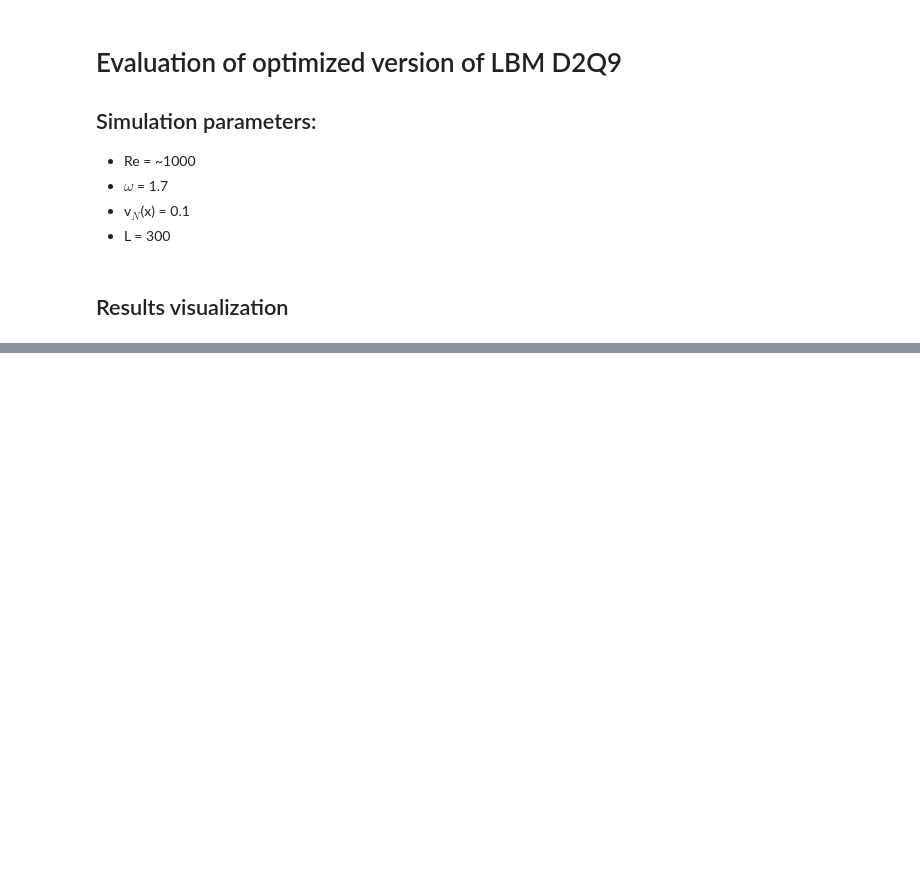
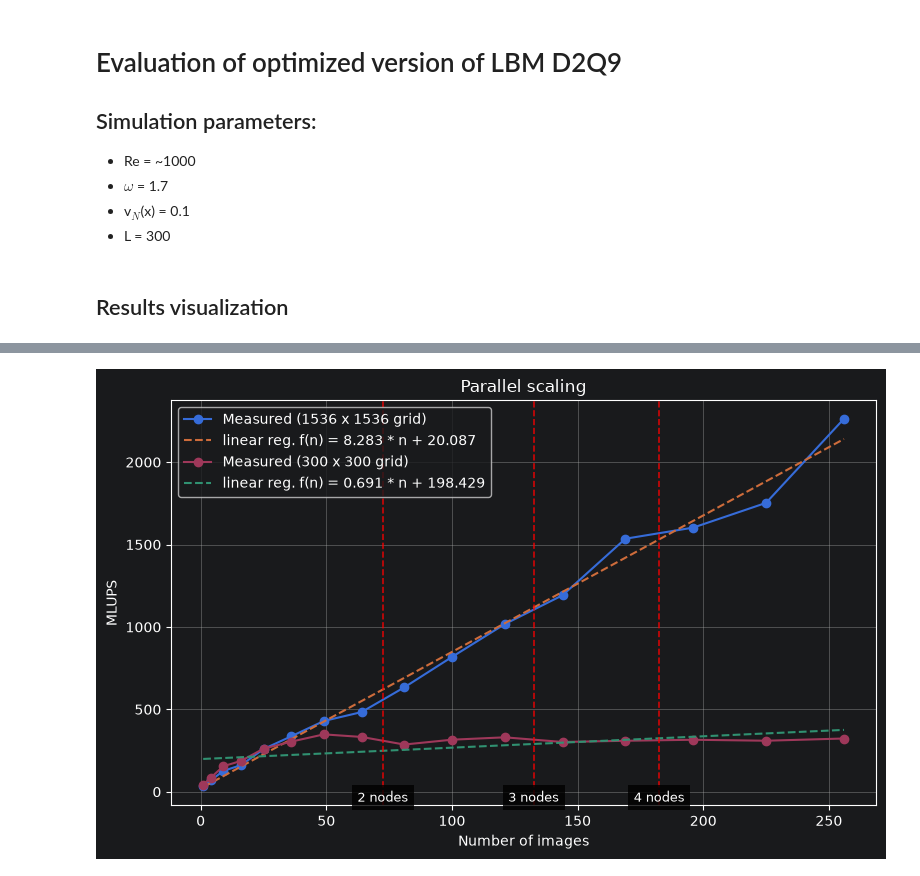
Before and after one commit to FranekM/Lattice-Boltzmann-D2Q9-Solver-in-Fortran, a Jupyter notebook: eval/evaluation.ipynb, the cells around one changed output, grey strips where cells are left out. Saved outputs shown, nothing was run; the diff lists cells and outputs as text; code cells hidden in the pictures; blank space fills up the shorter version.

```diff
--- a/eval/evaluation.ipynb
+++ b/eval/evaluation.ipynb
@@ -189,0 +148,40 @@ plt.show()
+# %%
+df = get_df('../out/bw_scaling_1536/stats.tsv')
+avg = get_avg_agg(df)
+max_agg = get_max_agg(df)
+# %%
+df300 = get_df('../out/bw_scaling/stats.tsv')
+avg300 = get_avg_agg(df300)
+max300 = get_max_agg(df300)
+# %%
+# Scaling
+plt.figure(figsize=(8, 5))
+
+a, b = np.polyfit(avg['n'], avg['MLUPS'], 1)
+plt.plot(avg['n'], avg['MLUPS'], "o-", label="Measured (1536 x 1536 grid)")
+plt.plot(avg['n'], a * avg['n'] + b, '--', label=f'linear reg. f(n) = {a:.3f} * n + {b:.3f}')
+
+a, b = np.polyfit(avg300['n'], avg300['MLUPS'], 1)
+plt.plot(avg300['n'], avg300['MLUPS'], "o-", label="Measured (300 x 300 grid)")
+plt.plot(avg300['n'], a * avg300['n'] + b, '--', label=f'linear reg. f(n) = {a:.3f} * n + {b:.3f}')
+
+
+node_limits = [
+    (72.5,  "2 nodes"),
+    (132.5, "3 nodes"),
+    (182.5, "4 nodes")
+]
+y_max = plt.ylim()[0] + 5
+for x, label in node_limits:
+    plt.axvline(x=x, color="red", linestyle="--", linewidth=1.2, alpha=0.8)
+    plt.text(x=x, y=y_max, s=label, rotation=0, ha="center", va="bottom", fontsize=9, bbox=dict(facecolor="black", edgecolor="none", alpha=0.8))
+
+plt.xlabel("Number of images")
+plt.ylabel("MLUPS")
+plt.title("Parallel scaling")
+plt.grid(True)
+plt.legend()
+plt.tight_layout()
+plt.show()
+# %% [output]
+[figure, added]
```
Also changed, not shown: parts of 21 cells of this notebook, 1 other file.
